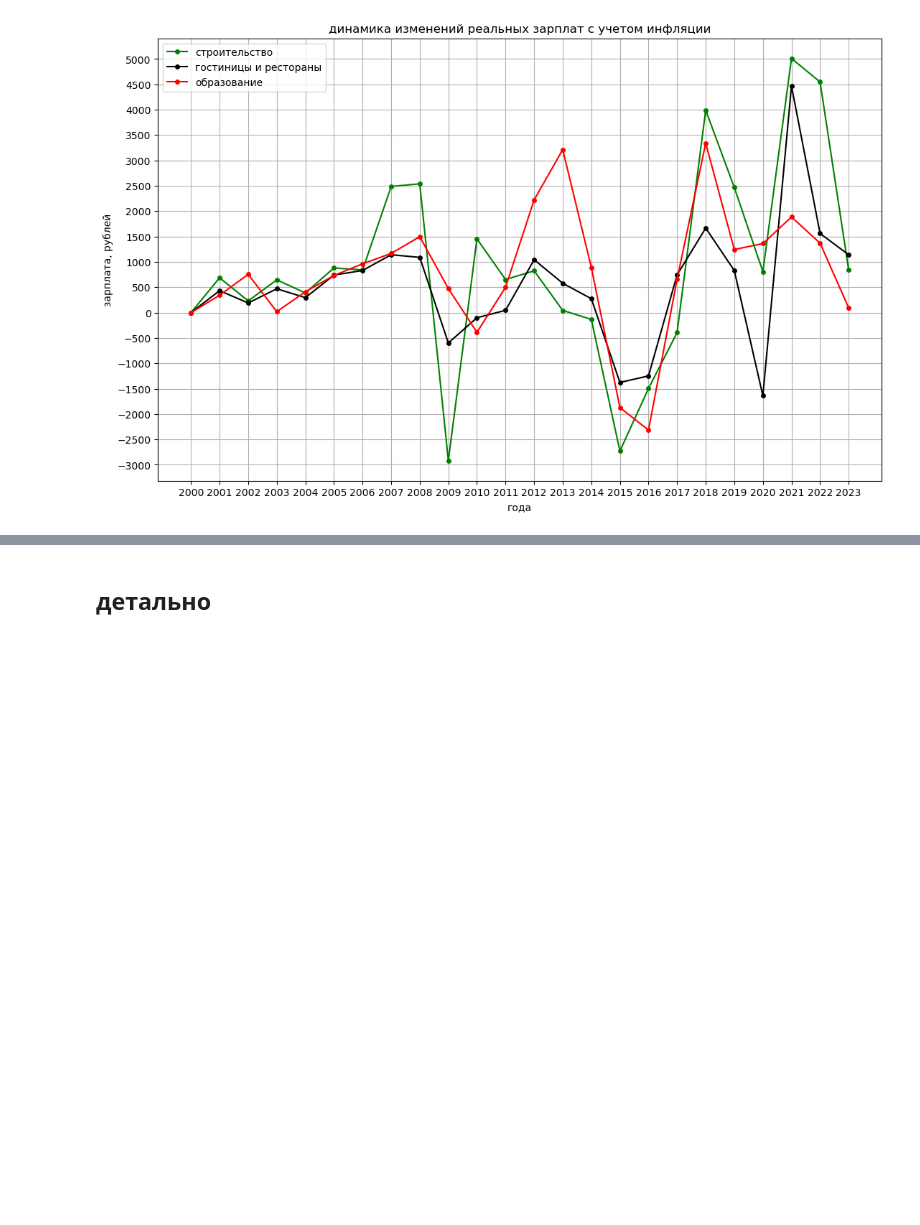
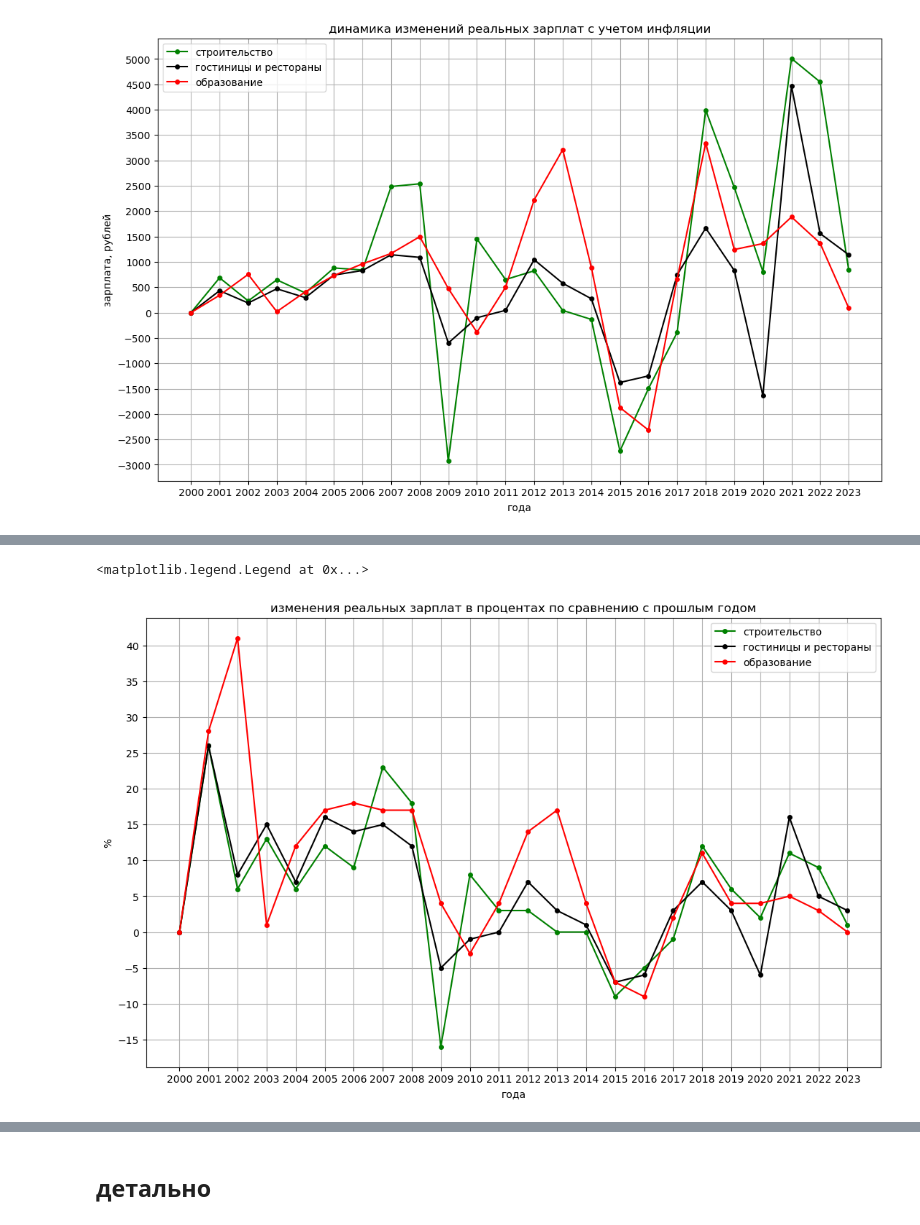
Before and after one commit to gosha22008/final_project_start_in_ds, a Jupyter notebook: test_analizys.ipynb, the cells around one changed output, grey strips where cells are left out. Cells and saved outputs as stored; diff of their text form; code cells hidden in the pictures; blank space fills up the shorter version.

```diff
--- a/test_analizys.ipynb
+++ b/test_analizys.ipynb
@@ -237,3 +274,7 @@ plt.legend(['строительство','гостиницы и ресторан
 # %% [output]
 <matplotlib.legend.Legend at 0x...>
 [figure]
+# %%
+# насколько выросли реальные зарплаты в процентах по сравнению с прошлым годом
+sal_growth_with_inf_percen = (salary_growth_with_inflation.shift(-1, axis=1) / salaries * 100).shift(1, axis=1).round(0).fillna(0)
+sal_growth_with_inf_percen.T
@@ -239,0 +299,15 @@ plt.legend(['строительство','гостиницы и ресторан
+# %%
+# график изменений реальной зарплаты в процентах по отношению к прошлому году
+plt.figure(figsize=[13,8])
+plt.yticks(np.arange(-15, 50, step=5))
+plt.grid()
+plt.plot(sal_growth_with_inf_percen.columns, sal_growth_with_inf_percen.iloc[0].values, color='green', marker='.', markersize=8)
+plt.plot(sal_growth_with_inf_percen.columns, sal_growth_with_inf_percen.iloc[1].values, color='black', marker='.', markersize=8)
+plt.plot(sal_growth_with_inf_percen.columns, sal_growth_with_inf_percen.iloc[2].values, color='red', marker='.', markersize=8)
+plt.title('изменения реальных зарплат в процентах по сравнению с прошлым годом')
+plt.xlabel('года')
+plt.ylabel('%')
+plt.legend(['строительство','гостиницы и рестораны','образование'])
+# %% [output]
+<matplotlib.legend.Legend at 0x...>
+[figure, added]
```
Also changed, not shown: parts of 5 cells of this notebook, 1 other file.
